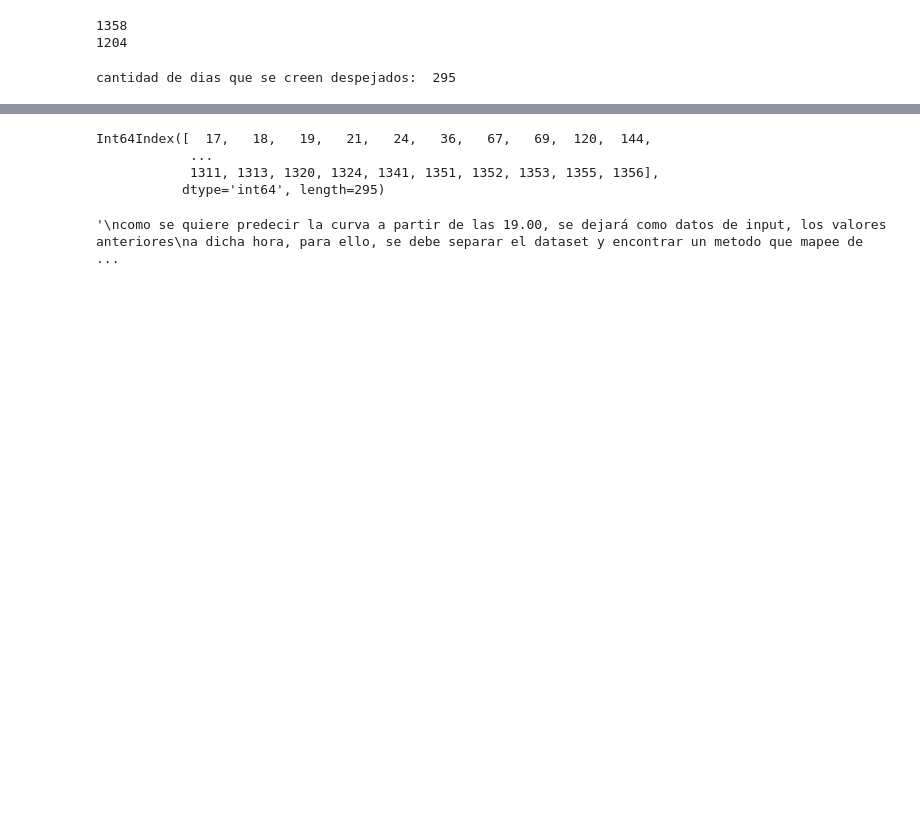
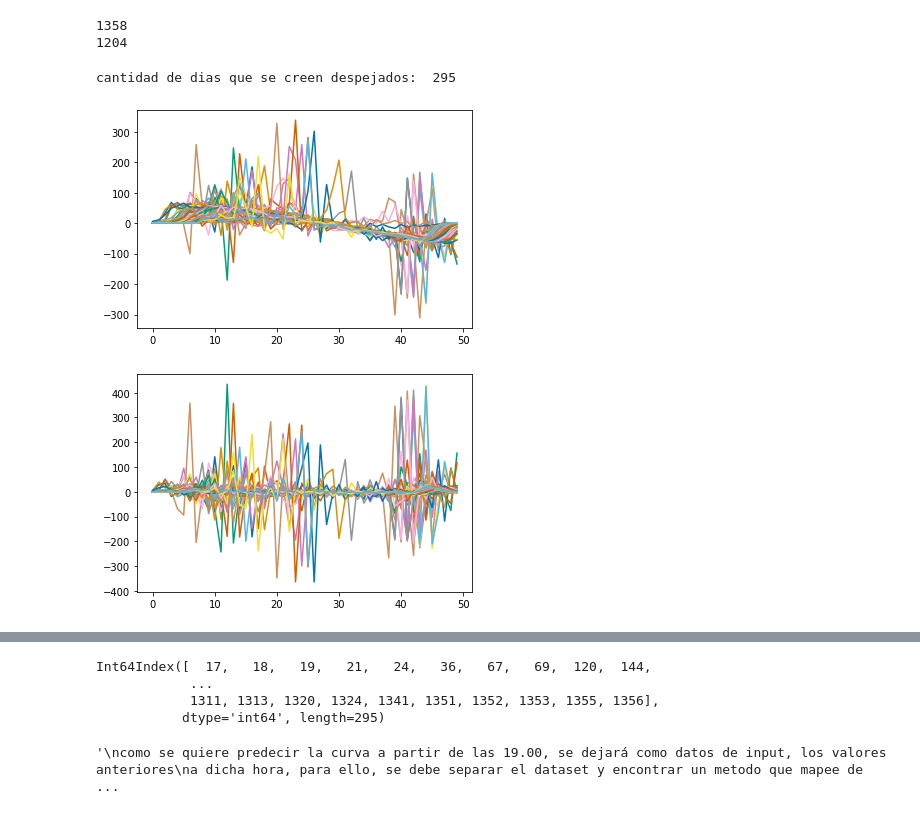
Before and after one commit to frmunozz/AGRIMED, a Jupyter notebook: notebooks/regresor_mlp_mm.ipynb, the cells around one changed output, grey strips where cells are left out. Saved outputs shown, nothing was run; the diff lists cells and outputs as text; code cells hidden in the pictures; blank space fills up the shorter version.

```diff
--- a/notebooks/regresor_mlp_mm.ipynb
+++ b/notebooks/regresor_mlp_mm.ipynb
@@ -300,15 +300,20 @@ df['Suave'] = aux
 # %% [output]
 cantidad de dias que se creen despejados:  295
 # %%
-# # se plotean los dias despejados para ver comportamiento de la derivada de la radiacion y su
-# # segunda derivada, de acuerdo a la que se filtra
+# se plotean los dias despejados para ver comportamiento de la derivada de la radiacion y su
+# segunda derivada, de acuerdo a la que se filtra
 # for x in range(len(df)):
-#     if df['Suave'][x] and df['Helada'][x]:
-#         plt.plot(np.diff(df['RadS'][x], 1)[:50])
-# plt.show()
+for x in df.index:
+    if df['Suave'][x] and df['Helada'][x]:
+        plt.plot(np.diff(df['RadS'][x], 1)[:50])
+plt.show()
 # for x in range(len(df)):
-#     if df['Suave'][x] and df['Helada'][x]:
-#         plt.plot(np.diff(df['RadS'][x], 2)[:50])
-# plt.show()
+for x in df.index:
+    if df['Suave'][x] and df['Helada'][x]:
+        plt.plot(np.diff(df['RadS'][x], 2)[:50])
+plt.show()
+# %% [output]
+[figure, added]
+[figure, added]
 # %%
 # for x in range(len(df)):
```
Also changed, not shown: parts of 9 cells of this notebook.
